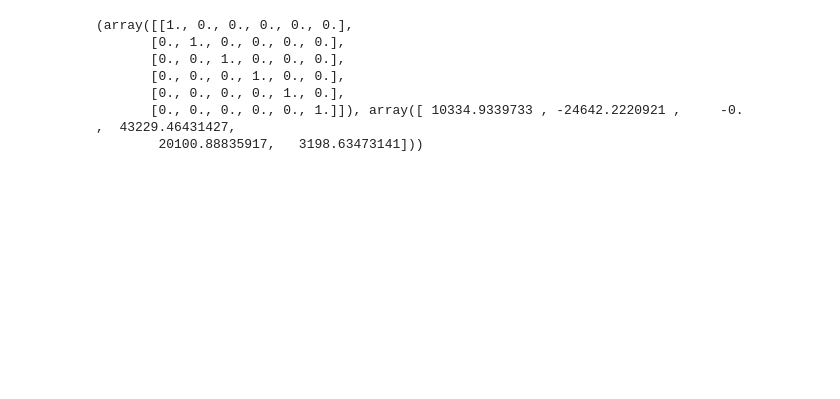
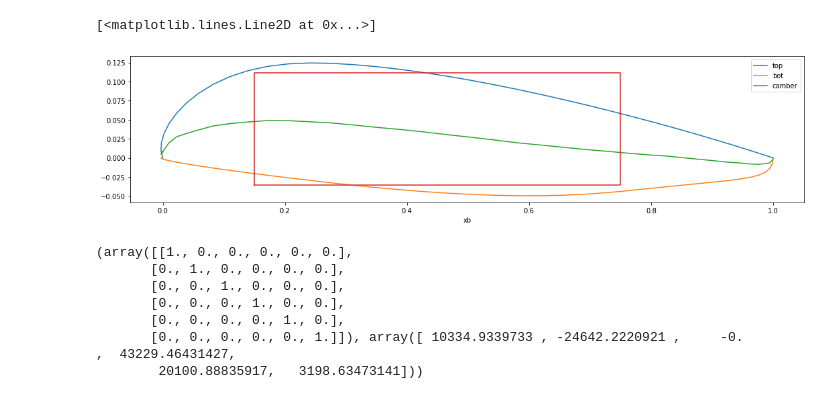
Before and after one commit to dmkeijzer/RBDOWigeon-paper, a Jupyter notebook: structures/NewBox.ipynb, the cells around one changed output. Cells and saved outputs as stored; diff of their text form; code cells hidden in the pictures; blank space fills up the shorter version.

```diff
--- a/structures/NewBox.ipynb
+++ b/structures/NewBox.ipynb
@@ -7,15 +7,16 @@ import pandas as pd
 from IPython.display import Math, display
 show = lambda func: display(Math(func.__str__()))
 # %%
-def readAirfoil(file='airfoil.dat'):
+def readAirfoil(file='airfoil.dat'): # NACA 44017 Airfoil cl=0.60 T=17.0% P=20.0%
     with open(file, 'r') as f:
         data = f.read().split('\n\n')
     shape = [[], []]
     for d in range(2):
-        shape[d].append([[float(n.strip(' ')) for n in thing.split('  ') if n] for thing in data[d].split('\n') if thing])
-    df = pd.DataFrame({'xb': [lis[0] for lis in shape[0][0]], 'top': [lis[1] for lis in shape[0][0]], 'bot': [lis[1] for lis in shape[1][0]]})
+        shape[d] = [[float(n.strip(' ')) for n in thing.split(' ') if n] for thing in data[d].split('\n') if thing]
+    df = pd.DataFrame({'xb': [lis[0] for lis in shape[0]], 'top': [lis[1] for lis in shape[0]], 'bot': [lis[1] for lis in shape[1]]})
     return df.set_index('xb')
-readAirfoil().to_csv('aerofoil.csv')
+df = readAirfoil('NACA44017.dat')
+df.to_csv('aerofoil.csv')
 # %%
 from sklearn.preprocessing import PolynomialFeatures
 from sklearn.linear_model import LinearRegression
@@ -35,10 +37,16 @@ df.plot(figsize=(18, 4), y=['ptop', 'pbot', 'camber'])
 # %%
-top.max(0.15, 0.4), top(0.15)
-tmax, bmin, t15, b15 =  top.max(0.16, 0.4), bot.min(0.15, 0.4), top(0.15), bot(0.15)
+top.max(0.16, 0.4), bot.min(0.15, 0.4)
+tmax, bmin, t15, b15 = top.max(0.16, 0.4), bot.min(0.15, 0.4), top(0.15), bot(0.15)
 tsk, bsk = (tmax + t15) / 2, (bmin + b15) / 2
-coord = list(np.array([[0.15, bsk], [0.75, bsk], [0.75, tsk], [0.15, tsk], [0.15, bsk]]).T)
+trans = camber(0.45)-(bmin+(tmax-bmin)/2)
+
+coord = np.array([[0.15, bsk], [0.75, bsk], [0.75, tsk], [0.15, tsk], [0.15, bsk]]).T
 df.plot(figsize=(18, 4), y=['top', 'bot', 'camber'])
-plt.plot(*coord)
+
+plt.plot(coord[0], coord[1]+trans)
+# %% [output]
+[<matplotlib.lines.Line2D at 0x...>]
+[figure, added]
 # %%
 import plotly.graph_objects as go
 from plotly.subplots import make_subplots
```
Also changed, not shown: parts of 2 cells of this notebook, 4 other files.
